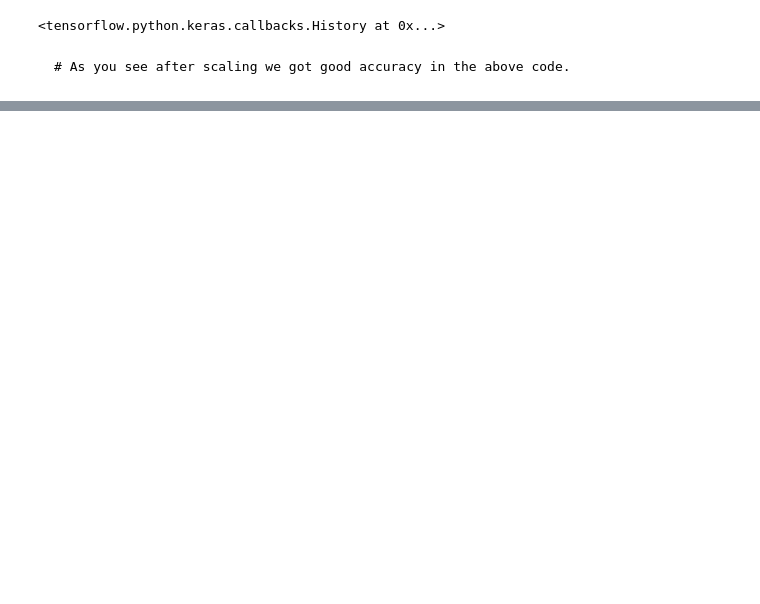
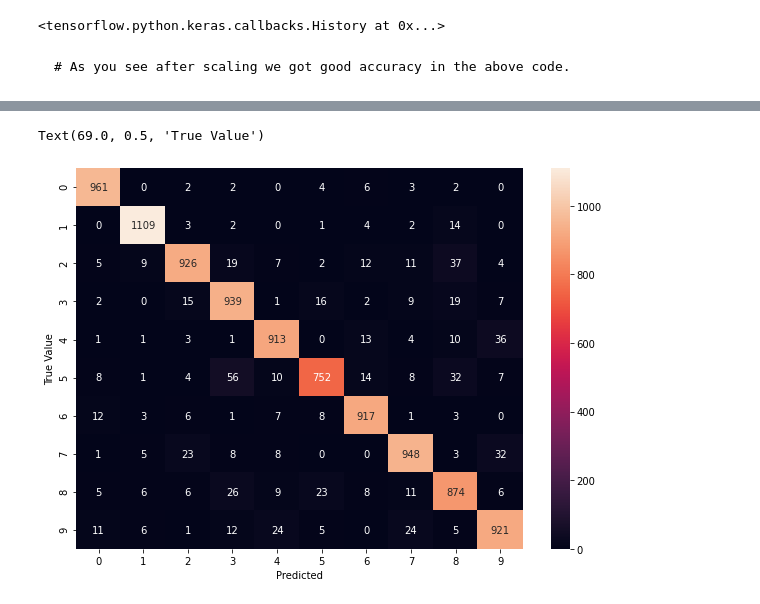
Before and after one commit to srujanperam/dl_1, a Jupyter notebook: notebooks/DL_withscaling_1.ipynb, the cells around one changed output, grey strips where cells are left out. Saved outputs shown, nothing was run; the diff lists cells and outputs as text; code cells hidden in the pictures; blank space fills up the shorter version.

```diff
--- a/notebooks/DL_withscaling_1.ipynb
+++ b/notebooks/DL_withscaling_1.ipynb
@@ -126,0 +211,3 @@ Epoch 5/5
+# %%
+y_predict_labels = [np.argmax(i) for i in y_predict]
+y_predict_labels[:5]
@@ -126,0 +218,2 @@ Epoch 5/5
+# %%
+confusion_matrix = tf.math.confusion_matrix(labels=y_test, predictions=y_predict_labels)
@@ -126,0 +235,9 @@ Epoch 5/5
+# %%
+import seaborn as sns
+plt.figure(figsize=(10, 7))
+sns.heatmap(confusion_matrix, annot=True, fmt='d')
+plt.xlabel('Predicted')
+plt.ylabel('True Value')
+# %% [output]
+Text(69.0, 0.5, 'True Value')
+[figure, added]
```
Also changed, not shown: parts of 25 cells of this notebook.
